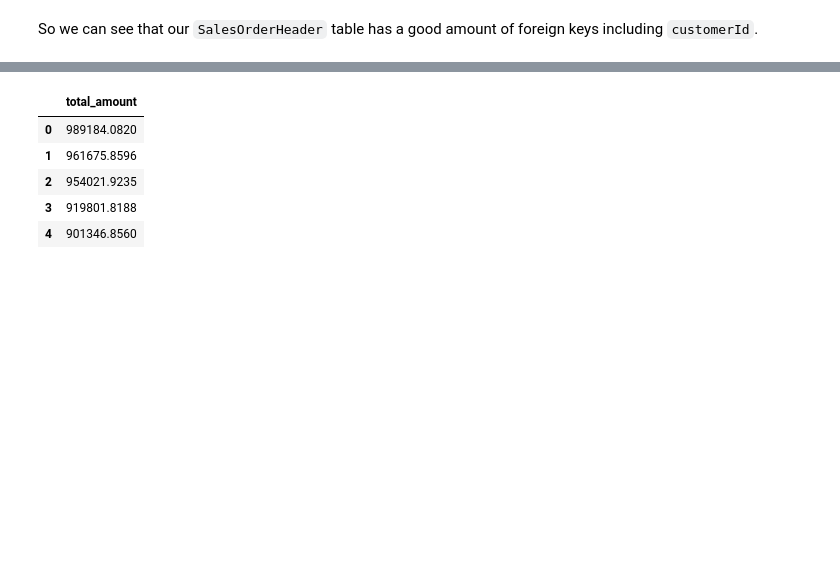
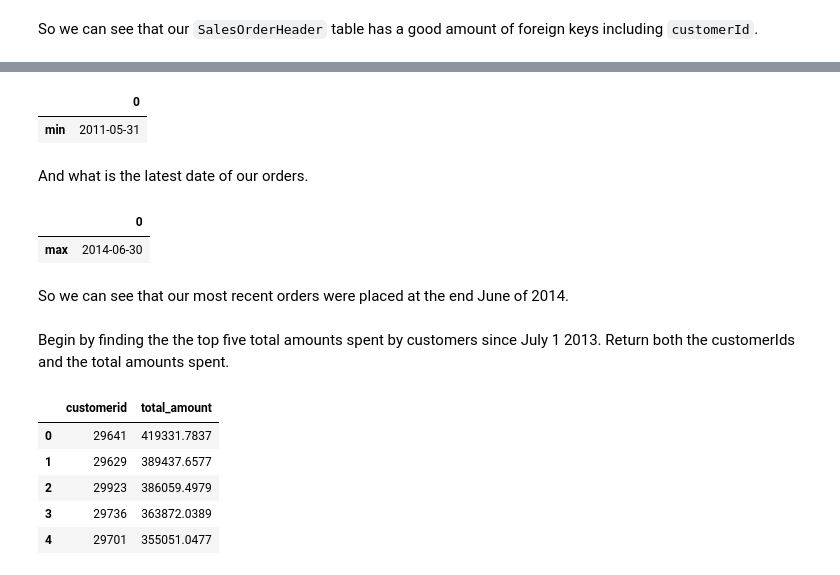
Before and after one commit to sql-fundamentals-jigsaw/adventure-works, a Jupyter notebook: adventureworks-1.ipynb, the cells around one changed output, grey strips where cells are left out. Cells and saved outputs as stored; diff of their text form; code cells hidden in the pictures; blank space fills up the shorter version.

```diff
--- a/adventureworks-1.ipynb
+++ b/adventureworks-1.ipynb
@@ -84,12 +85,30 @@ Begin by finding the total amount spent by each customer, returning the top five
+# %%
+pd.read_sql("select min(orderdate) from sales.SalesOrderHeader", conn).T
+# %% [output]
+|  | 0 |
+| min | 2011-05-31 |
+# %% [markdown]
+And what is the latest date of our orders.
+# %%
+pd.read_sql("select max(orderdate) from sales.SalesOrderHeader", conn).T
+# %% [output]
+|  | 0 |
+| max | 2014-06-30 |
+# %% [markdown]
+So we can see that our most recent orders were placed at the end June of 2014.
+# %% [markdown]
+Begin by finding the the top five total amounts spent by customers since July 1 2013.  Return both the customerIds and the total amounts spent.
 # %%
-query = """select sum(totaldue) as total_amount from sales.SalesOrderHeader
-group by customerId order by total_amount desc limit 5;"""
+query = """select customerId, sum(totaldue) as total_amount from sales.SalesOrderHeader
+where orderdate > '2013-07-01'::date
+group by customerId
+order by total_amount desc limit 5;"""
 pd.read_sql(query, conn)
 # %% [output]
-|  | total_amount |
-| 0 | 989184.0820 |
-| 1 | 961675.8596 |
-| 2 | 954021.9235 |
-| 3 | 919801.8188 |
-| 4 | 901346.8560 |
+|  | customerid | total_amount |
+| 0 | 29641 | 419331.7837 |
+| 1 | 29629 | 389437.6577 |
+| 2 | 29923 | 386059.4979 |
+| 3 | 29736 | 363872.0389 |
+| 4 | 29701 | 355051.0477 |
 # %% [markdown]
```
Also changed, not shown: parts of 18 cells of this notebook.
